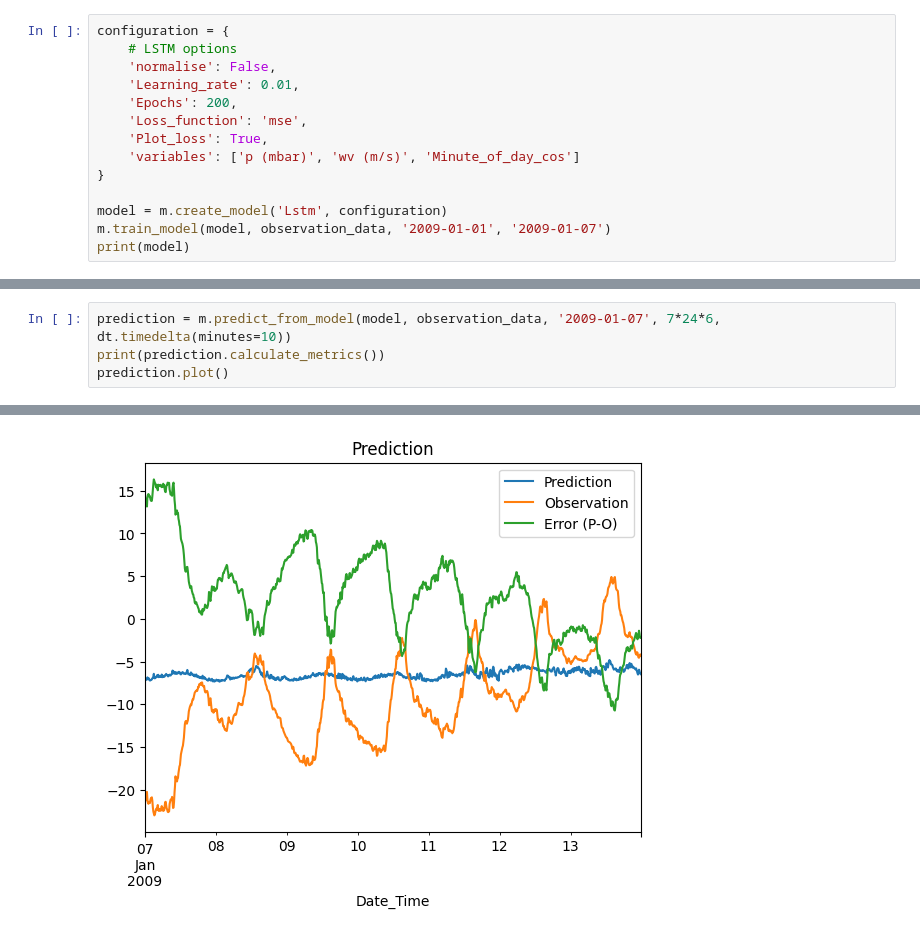
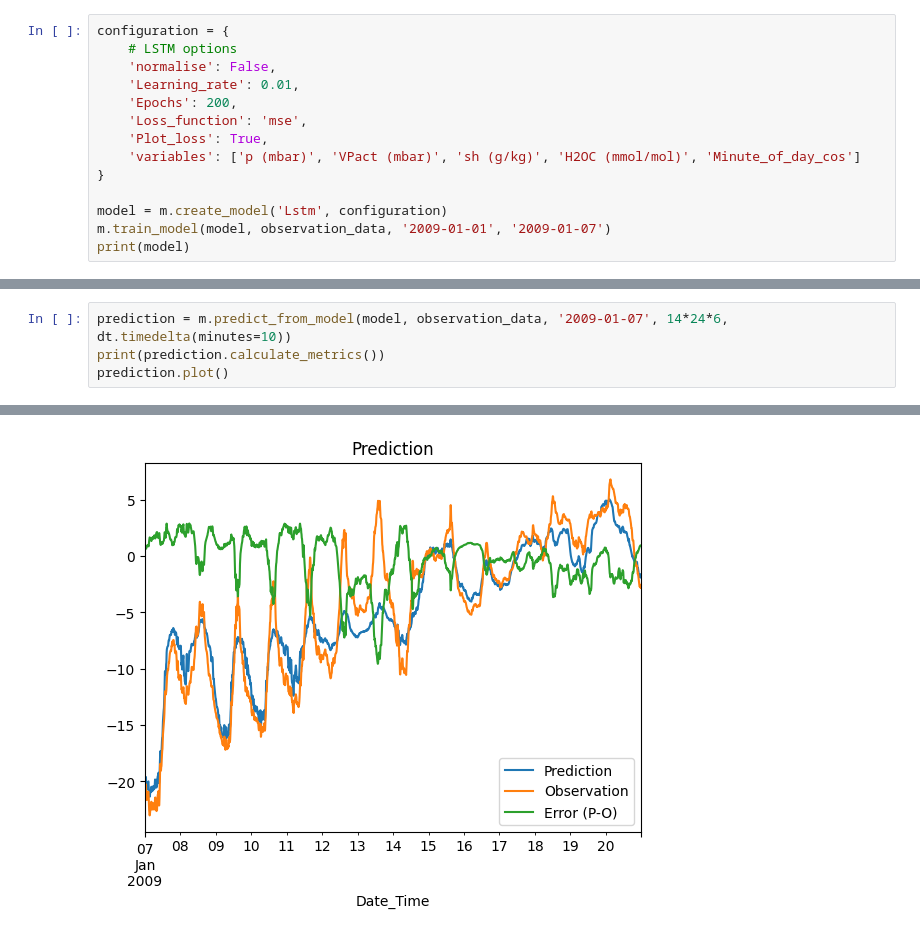
Before and after one commit to duff9/Time-Series-Forecasting-System, a Jupyter notebook: example_climate.ipynb, the cells around one changed output, grey strips where cells are left out. Cells and saved outputs as stored; diff of their text form.

```diff
--- a/example_climate.ipynb
+++ b/example_climate.ipynb
@@ -32,7 +51,7 @@ configuration = {
     'Epochs': 200,
     'Loss_function': 'mse',
     'Plot_loss': True,
-    'variables': ['p (mbar)', 'wv (m/s)', 'Minute_of_day_cos']
+    'variables': ['p (mbar)', 'VPact (mbar)', 'sh (g/kg)', 'H2OC (mmol/mol)', 'Minute_of_day_cos']
 }
 
 model = m.create_model('Lstm', configuration)
@@ -57,5 +76,5 @@ Trained Model (Lstm, {'normalise': False, 'Learning_rate': 0.01, 'Epochs': 200,
 # %%
-prediction = m.predict_from_model(model, observation_data, '2009-01-07', 7*24*6, dt.timedelta(minutes=10))
+prediction = m.predict_from_model(model, observation_data, '2009-01-07', 14*24*6, dt.timedelta(minutes=10))
 print(prediction.calculate_metrics())
 prediction.plot()
 # %% [output]
@@ -64 +83 @@ prediction.plot()
-[figure, old version]
+[figure, new version]
```
Also changed, not shown: parts of 4 cells of this notebook.
